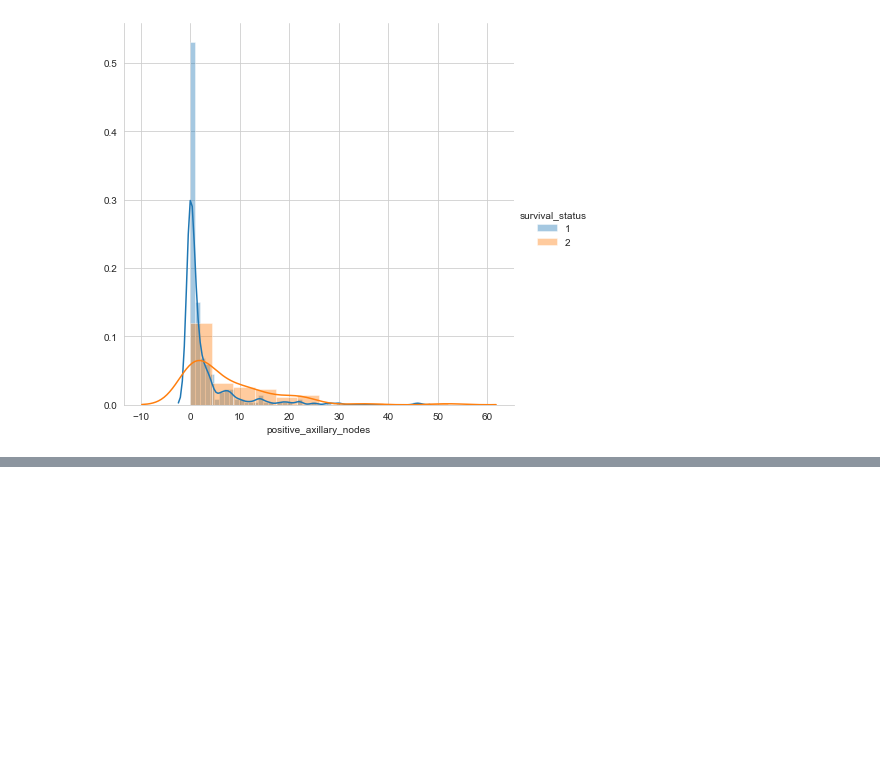
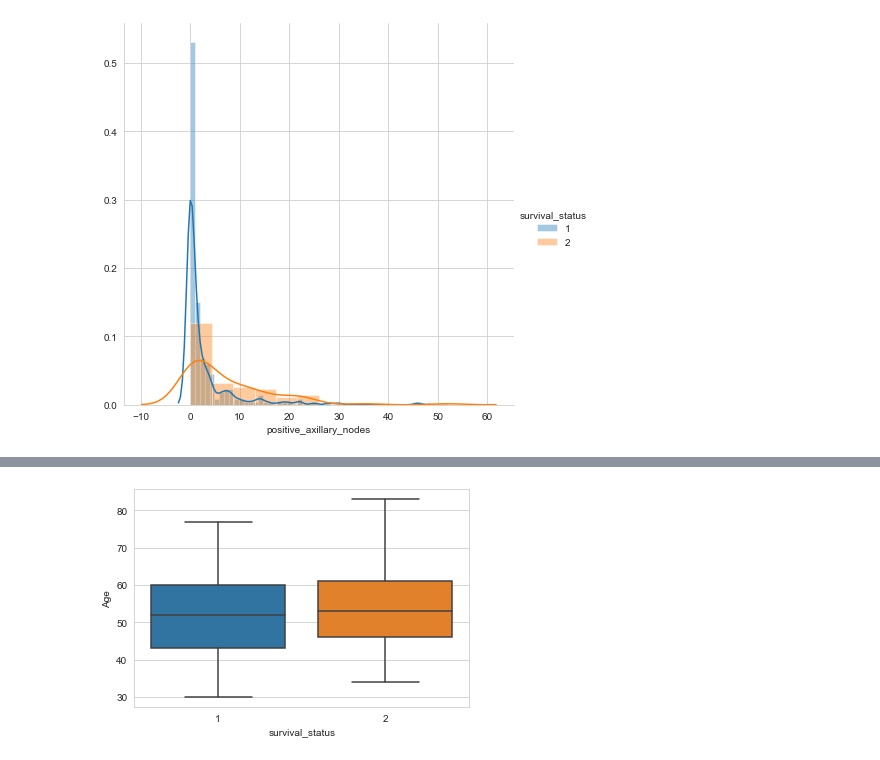
Before and after one commit to khrcmukesh2012/iris-dataset-analysis, a Jupyter notebook: EDA/haberman.ipynb, the cells around one changed output, grey strips where cells are left out. Cells and saved outputs as stored; diff of their text form; code cells hidden in the pictures; blank space fills up the shorter version.

```diff
--- a/EDA/haberman.ipynb
+++ b/EDA/haberman.ipynb
@@ -89,0 +135,6 @@ plt.show()
+# %%
+sns.set_style('whitegrid')
+sns.boxplot(x="survival_status",y="Age",data=dataset)
+plt.show()
+# %% [output]
+[figure, added]
```
Also changed, not shown: parts of 24 cells of this notebook.
